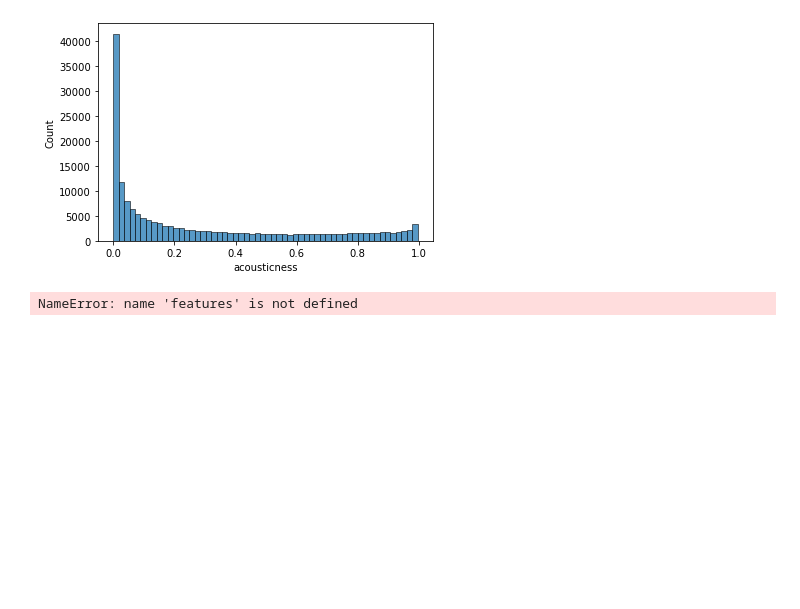
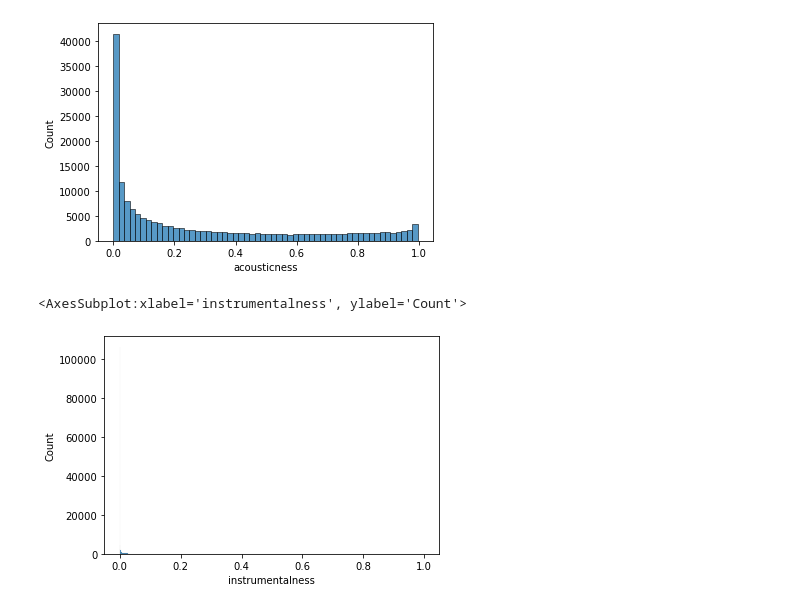
Before and after one commit to shonepatil/GNN-Spotify-Recommender-Project, a Jupyter notebook: src/analysis/eda.ipynb, the cells around one changed output. Saved outputs shown, nothing was run; the diff lists cells and outputs as text; code cells hidden in the pictures; blank space fills up the shorter version.

```diff
--- a/src/analysis/eda.ipynb
+++ b/src/analysis/eda.ipynb
@@ -327,9 +342,10 @@ sns.histplot(edafeats['acousticness'])
 <AxesSubplot:xlabel='acousticness', ylabel='Count'>
 [figure]
 # %%
-sns.histplot(features['instrumentalness'])
+sns.histplot(edafeats['instrumentalness'])
 # %% [output]
-NameError: name 'features' is not defined
+<AxesSubplot:xlabel='instrumentalness', ylabel='Count'>
+[figure, added]
 # %%
 sns.histplot(edafeats['liveness'])
 # %%
```
Also changed, not shown: parts of 30 cells of this notebook.
